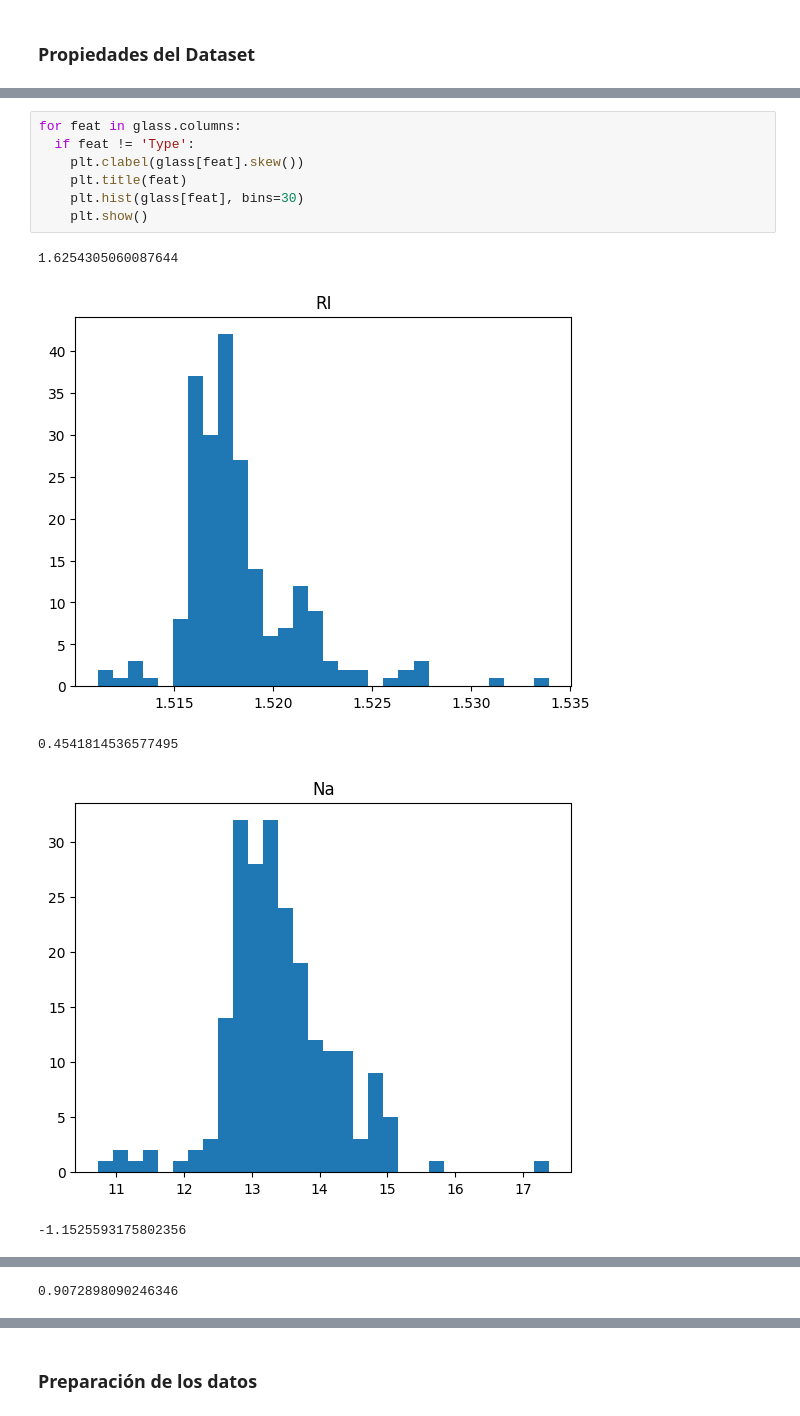
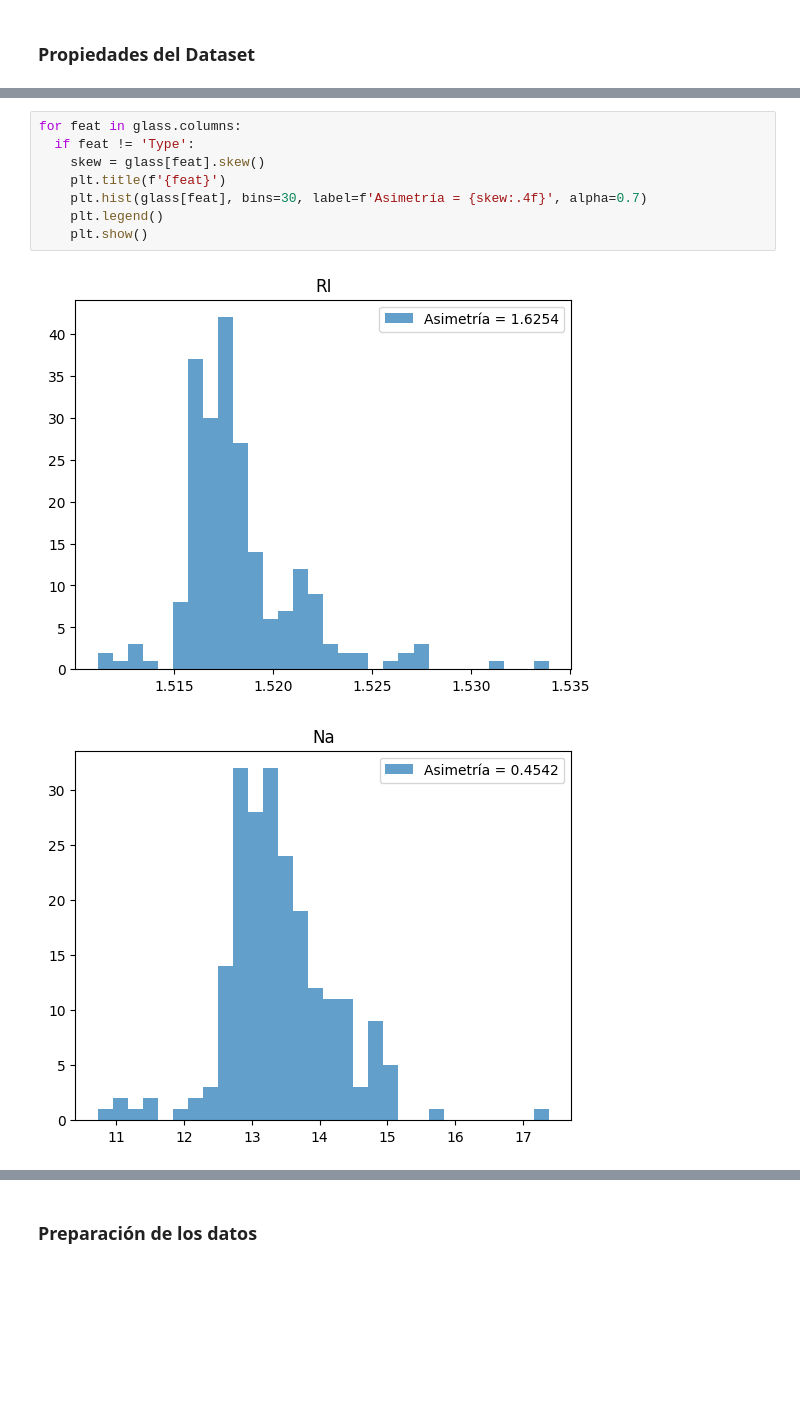
Before and after one commit to sva-alt/los-artificios-glass-dataset, a Jupyter notebook: glass.ipynb, the cells around one changed output, grey strips where cells are left out. Drawn from its saved outputs; the diff is of its cells as text; blank space fills up the shorter version.

```diff
--- a/glass.ipynb
+++ b/glass.ipynb
@@ -82,13 +83,11 @@ Name: count, dtype: int64
 # %%
 for feat in glass.columns:
   if feat != 'Type':
-    plt.clabel(glass[feat].skew())
-    plt.title(feat)
-    plt.hist(glass[feat], bins=30)
+    skew = glass[feat].skew()
+    plt.title(f'{feat}')
+    plt.hist(glass[feat], bins=30, label=f'Asimetría = {skew:.4f}', alpha=0.7)
+    plt.legend()
     plt.show()
 # %% [output]
-1.6254305060087644
-[figure, old version]
+[figure, new version]
-0.4541814536577495
-[figure, old version]
+[figure, new version]
--1.1525593175802356
@@ -96 +94,0 @@ for feat in glass.columns:
-0.9072898090246346
```
Also changed, not shown: parts of 14 cells of this notebook.
